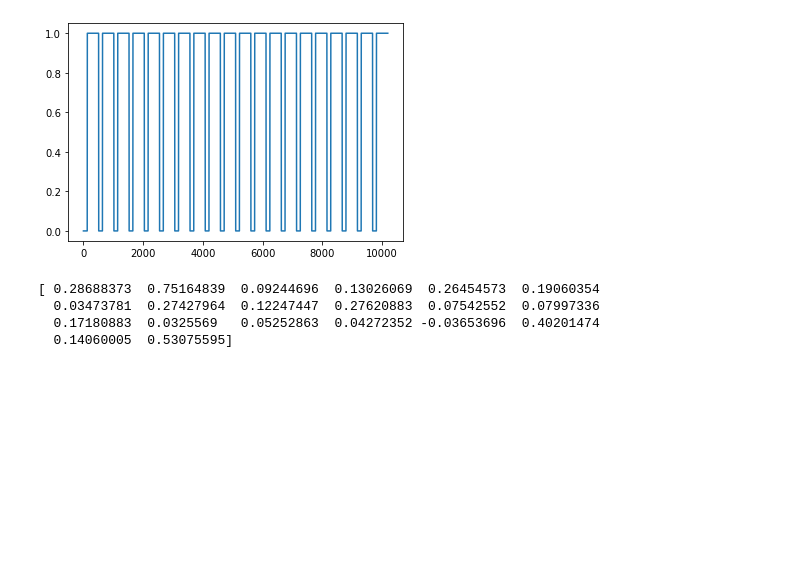
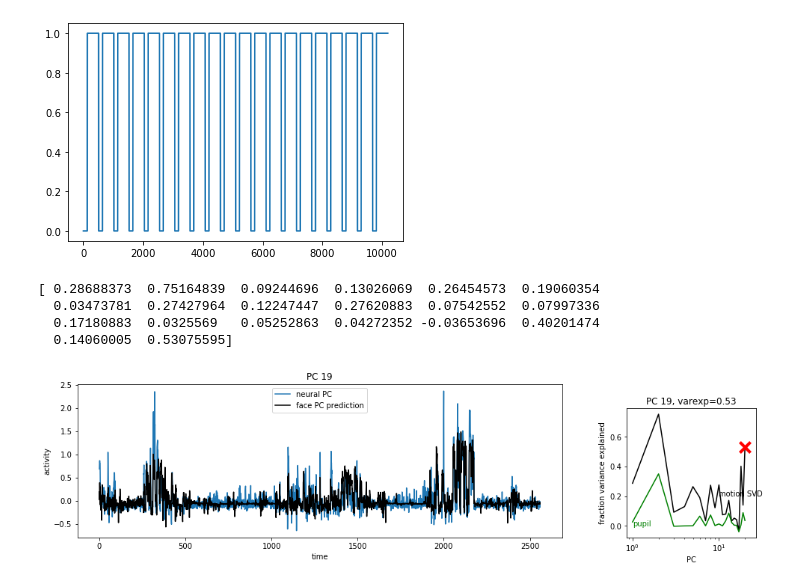
Before and after one commit to MouseLand/EnsemblePursuit, a Jupyter notebook: Visualizations/Behavior_draft.ipynb, the cells around one changed output. Drawn from its saved outputs; the diff is of its cells as text; code cells hidden in the pictures; blank space fills up the shorter version.

Commit message:
Visualization

```diff
--- a/Visualizations/Behavior_draft.ipynb
+++ b/Visualizations/Behavior_draft.ipynb
@@ -128,3 +128,28 @@ print(varexp)
   0.03473781  0.27427964  0.12247447  0.27620883  0.07542552  0.07997336
   0.17180883  0.0325569   0.05252863  0.04272352 -0.03653696  0.40201474
   0.14060005  0.53075595]
+# %%
+fig=plt.figure(figsize=(12,3))
+
+ipc = 19 ### which PC to plot
+
+ax = fig.add_axes([0.05,.05,.75,.95])
+ax.plot(V[ipc,itest], label='neural PC')
+ax.plot(Vpred[ipc], color='k', label='face PC prediction')
+ax.set_title('PC %d'%ipc)
+ax.set_xlabel('time')
+ax.set_ylabel('activity')
+ax.legend()
+
+ax = fig.add_axes([0.9,.05, .2, .8])
+ax.semilogx(np.arange(1,varexp.size+1), varexp, color='k')
+ax.scatter(ipc+1, varexp[ipc],marker='x',color='r',s=200, lw=4, zorder=10)
+ax.semilogx(np.arange(1,varexp.size+1), varexp_pupil, color=[0.,.5,0])
+ax.text(1,0,'pupil',color=[0,.5,0])
+ax.text(10,0.2,'motion SVD')
+ax.set_xlabel('PC')
+ax.set_ylabel('fraction variance explained')
+ax.set_title('PC %d, varexp=%0.2f'%(ipc,varexp[ipc]))
+plt.show()
+# %% [output]
+[figure, added]
```
